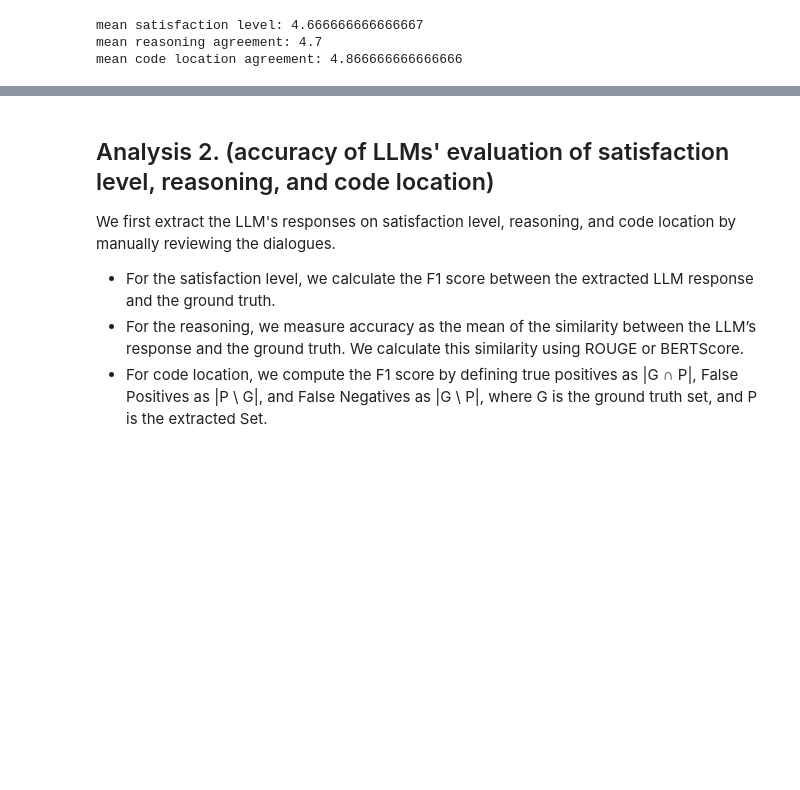
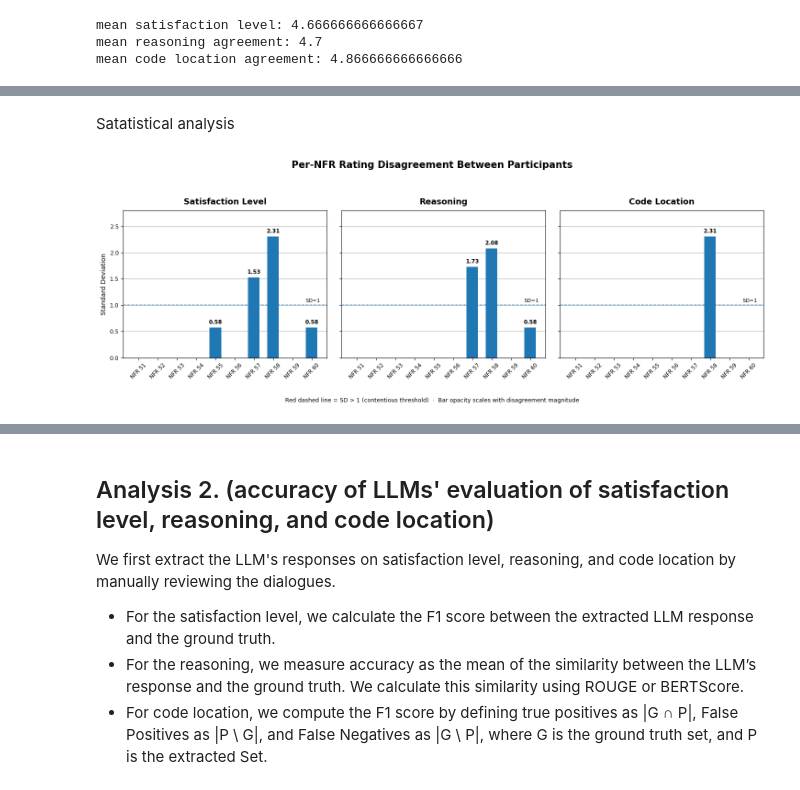
Before and after one commit to PERC-Lab/DialoguePolicyNFR, a Jupyter notebook: Pilot/merge/analysis.ipynb, the cells around one changed output, grey strips where cells are left out. Drawn from its saved outputs; the diff is of its cells as text; code cells hidden in the pictures; blank space fills up the shorter version.

```diff
--- a/Pilot/merge/analysis.ipynb
+++ b/Pilot/merge/analysis.ipynb
@@ -66,0 +345,64 @@ mean code location agreement: 4.866666666666666
+# %% [markdown]
+Satatistical analysis
+# %%
+import numpy as np
+import pandas as pd
+from scipy import stats
+
+agreement_value = {"Agree": 5, "Partially agree": 4, "Partially disagree": 2, "Disagree": 1}
+
+# Build a tidy long-form DataFrame — this is the foundation for everything
+records = []
+for pid, responses in nfr_responses_filtered.items():
+    for r in responses:
+        records.append({
+            "participant": pid,
+            "nfr_id": r["nfr_id"],
+            "satisfaction": agreement_value[r["q1_agreement"]],
+            "reasoning":    agreement_value[r["q2_agreement"]],
+            "code_location": agreement_value[r["q3_agreement"]],
+        })
+
+df = pd.DataFrame(records)
+# %%
+import matplotlib.pyplot as plt
+
+metrics = ["satisfaction", "reasoning", "code_location"]
+metric_labels = ["Satisfaction Level", "Reasoning", "Code Location"]
+
+# Compute SD per NFR per metric
+sd_df = df.groupby("nfr_id")[metrics].std(ddof=1).reset_index()
+nfr_labels = [f"NFR {int(n)}" for n in sd_df["nfr_id"]]
+
+fig, axes = plt.subplots(1, 3, figsize=(15, 5), sharey=True)
+
+for ax, metric, label in zip(axes, metrics, metric_labels):
+    sds = sd_df[metric].values
+    bars = ax.bar(nfr_labels, sds, width=0.6, zorder=3)
+
+    for bar, val in zip(bars, sds):
+        if val > 0.05:
+            ax.text(bar.get_x() + bar.get_width()/2, bar.get_height() + 0.04,
+                    f"{val:.2f}", ha="center", va="bottom",
+                    fontsize=8.5, fontweight="bold")
+
+    ax.axhline(1.0, linewidth=1.2, linestyle="--", zorder=4, alpha=0.85)
+    ax.text(len(nfr_labels) - 0.55, 1.04, "SD=1", fontsize=8, va="bottom", ha="right")
+    ax.set_title(label, fontsize=13, fontweight="bold", pad=10)
+    ax.tick_params(axis="x", rotation=45, labelsize=8.5)
+    ax.tick_params(axis="y", labelsize=9)
+    ax.set_ylim(0, 2.8)
+    ax.set_ylabel("Standard Deviation" if ax == axes[0] else "", fontsize=10)
+    ax.grid(axis="y", linewidth=0.8, zorder=0)
+
+fig.suptitle("Per-NFR Rating Disagreement Between Participants",
+             fontsize=15, fontweight="bold", y=1.01)
+fig.text(0.5, -0.04,
+         "Red dashed line = SD > 1 (contentious threshold)  ·  Bar opacity scales with disagreement magnitude",
+         ha="center", fontsize=9)
+
+plt.tight_layout(pad=2.0)
+plt.savefig("nfr_sd_plot.png", dpi=160, bbox_inches="tight")
+plt.show()
+# %% [output]
+[figure, added]
```
Also changed, not shown: parts of 25 cells of this notebook, 18 other files.
